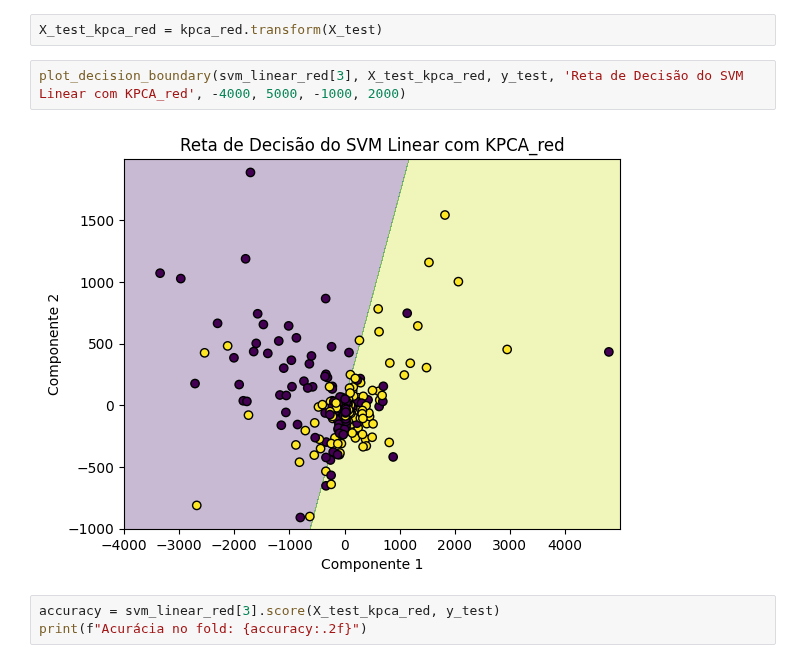
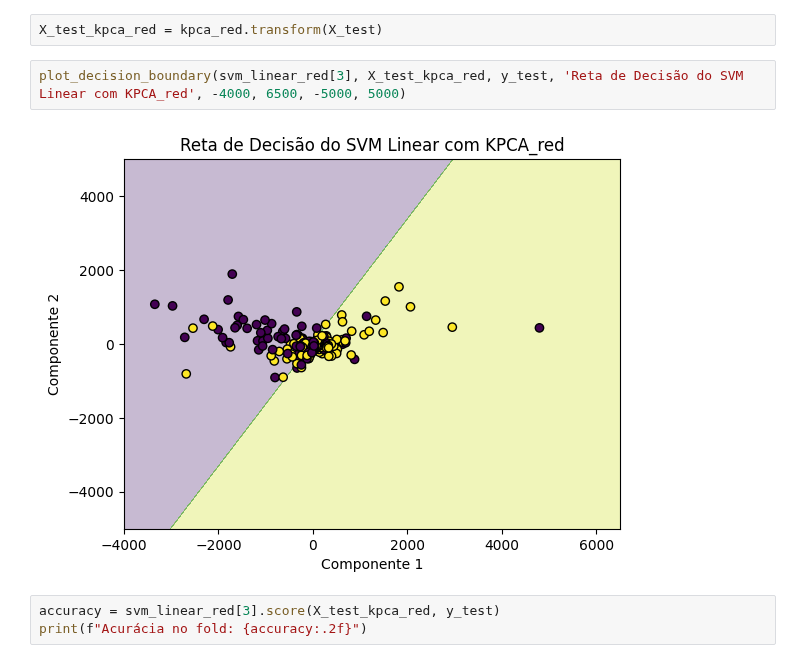
Before and after one commit to lorran-araujo/LNCC, a Jupyter notebook: disciplinas/redes-neurais/codes/lista3/exercicio1.ipynb, the cells around one changed output. Cells and saved outputs as stored; diff of their text form.

```diff
--- a/disciplinas/redes-neurais/codes/lista3/exercicio1.ipynb
+++ b/disciplinas/redes-neurais/codes/lista3/exercicio1.ipynb
@@ -288,9 +292,9 @@ def plot_decision_boundary(clf, X, y, title, xmin=None, xmax=None, ymin=None, ym
 # %%
 X_test_kpca_red = kpca_red.transform(X_test)
 # %%
-plot_decision_boundary(svm_linear_red[3], X_test_kpca_red, y_test, 'Reta de Decisão do SVM Linear com KPCA_red', -4000, 5000, -1000, 2000)
+plot_decision_boundary(svm_linear_red[3], X_test_kpca_red, y_test, 'Reta de Decisão do SVM Linear com KPCA_red', -4000, 6500, -5000, 5000)
 # %% [output]
-[figure, old version]
+[figure, new version]
 # %%
 accuracy = svm_linear_red[3].score(X_test_kpca_red, y_test)
 print(f"Acurácia no fold: {accuracy:.2f}")
```
Also changed, not shown: parts of 3 cells of this notebook.
